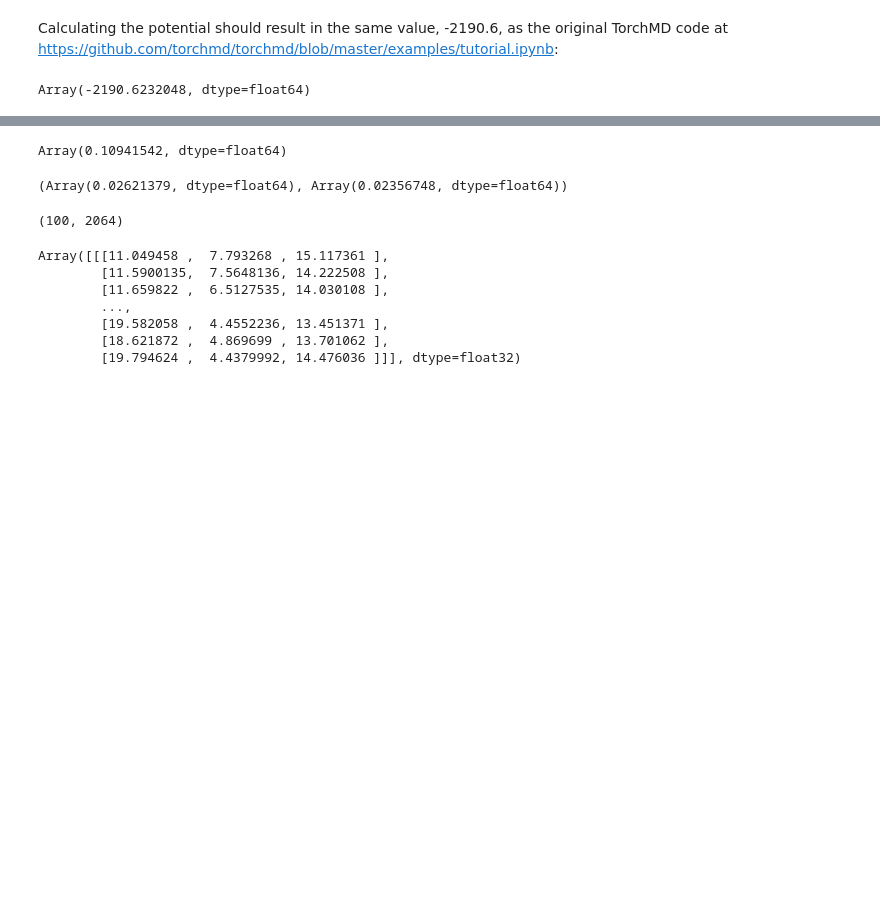
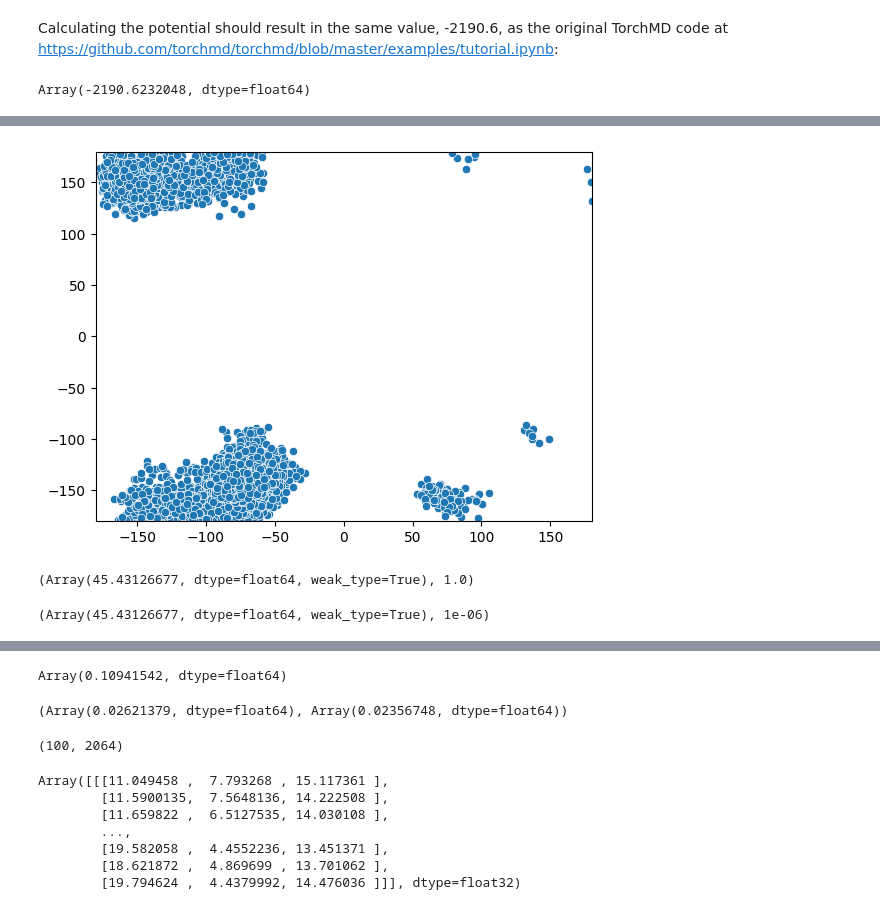
Before and after one commit to reubenharry/jax-md, a Jupyter notebook: notebooks/ad_mclmc.ipynb, the cells around one changed output, grey strips where cells are left out. Cells and saved outputs as stored; diff of their text form; code cells hidden in the pictures; blank space fills up the shorter version.

```diff
--- a/notebooks/ad_mclmc.ipynb
+++ b/notebooks/ad_mclmc.ipynb
@@ -98,0 +178,13 @@ L, eps
+# %%
+# print(samples)
+rama_plot([nnp.reshape(s, (1,688,3)) for s in samples[::10, :]])
+# %% [output]
+[figure, added]
+# %%
+L, eps
+# %% [output]
+(Array(45.43126677, dtype=float64, weak_type=True), 1.0)
+# %%
+L, eps
+# %% [output]
+(Array(45.43126677, dtype=float64, weak_type=True), 1e-06)
```
Also changed, not shown: parts of 22 cells of this notebook, 3 other files.
